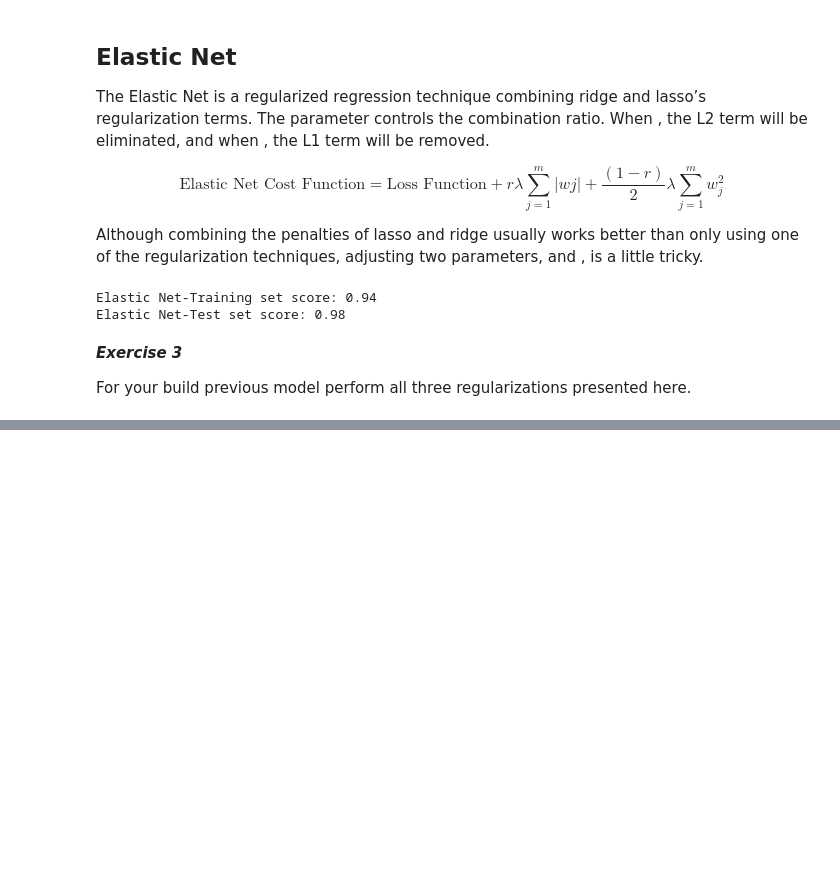
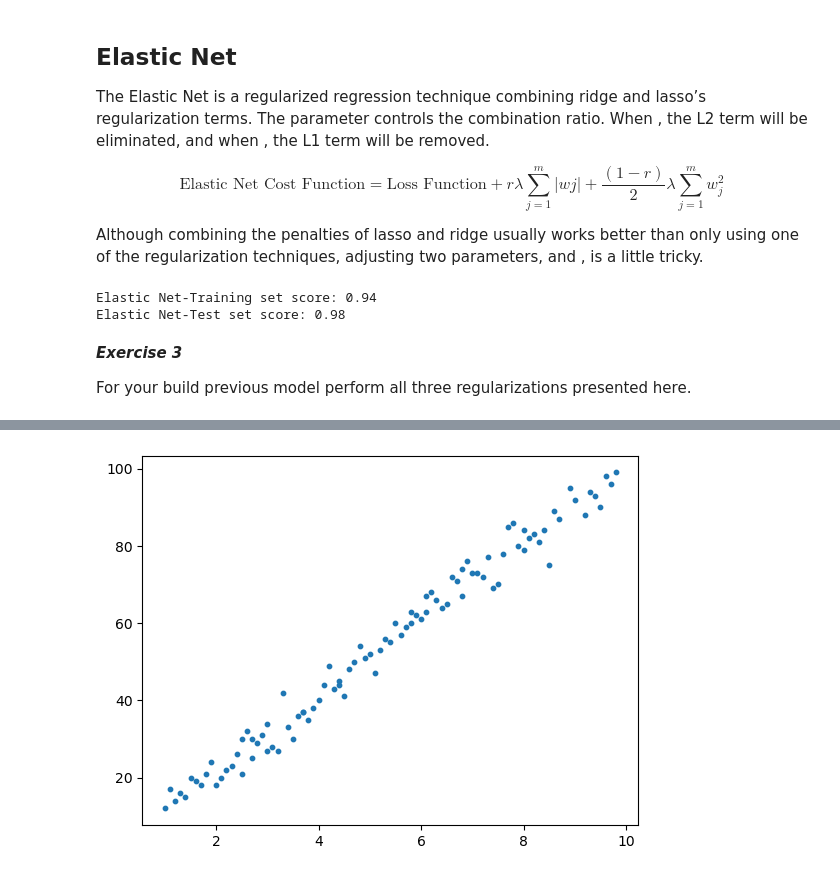
Before and after one commit to Gulin7/university-projects, a Jupyter notebook: Semester 4 (2nd year)/Artificial intelligence/Laboratory/Lab2/AI_lab2_2024.ipynb, the cells around one changed output, grey strips where cells are left out. Cells and saved outputs as stored; diff of their text form; code cells hidden in the pictures; blank space fills up the shorter version.

```diff
--- a/Semester 4 (2nd year)/Artificial intelligence/Laboratory/Lab2/AI_lab2_2024.ipynb
+++ b/Semester 4 (2nd year)/Artificial intelligence/Laboratory/Lab2/AI_lab2_2024.ipynb
@@ -735,3 +834,7 @@ Elastic Net-Test set score: 0.98
 For your build previous model perform all three regularizations presented here.
 # %%
 #your code here
+import pandas as pd
+
+df = pd.read_csv("score_updated.csv")
+df.head()
@@ -737,0 +848,11 @@ For your build previous model perform all three regularizations presented here.
+# %%
+import matplotlib.pyplot as plt
+import numpy as np
+
+X = np.array(df["Hours"])
+Y = np.array(df["Scores"])
+
+plt.scatter(X, Y, s=10)
+plt.show()
+# %% [output]
+[figure, added]
```
Also changed, not shown: parts of 22 cells of this notebook, 38 other files.
